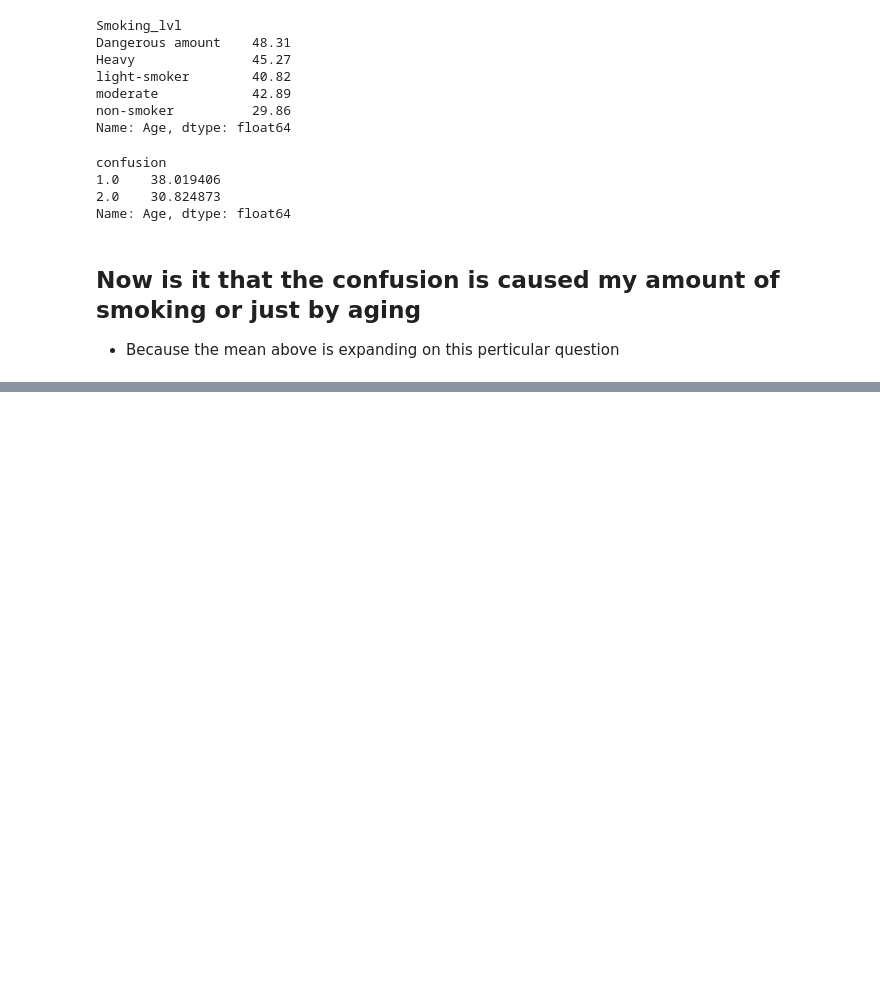
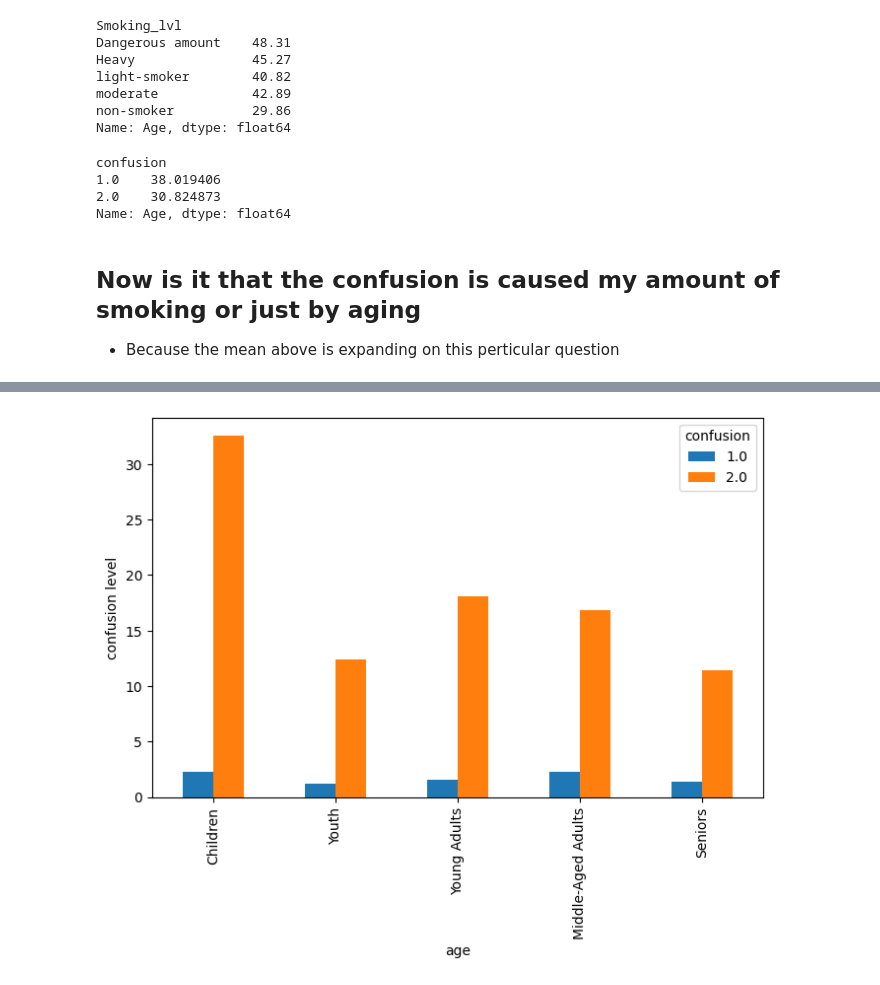
Before and after one commit to dewang002/Healthcare_data, a Jupyter notebook: Confusion_analysis.ipynb, the cells around one changed output, grey strips where cells are left out. Drawn from its saved outputs; the diff is of its cells as text; code cells hidden in the pictures; blank space fills up the shorter version.

```diff
--- a/Confusion_analysis.ipynb
+++ b/Confusion_analysis.ipynb
@@ -437,7 +443,7 @@ Name: Age, dtype: float64
 - Because the mean above is expanding on this perticular question
 # %%
 # Create age groups
-df['age_group'] = pd.cut(df['Age'], bins=[18, 35, 50, 100], labels=['18-35', '36-50', '51+'])
+df['age_group'] = pd.cut(df['Age'], bins = [-1, 14, 24, 44, 64, 80], labels = ['Children', 'Youth', 'Young Adults', 'Middle-Aged Adults', 'Seniors'])
 
 # Confusion rate by Age Group AND Smoking Level
 result = pd.crosstab([df['age_group'], df['Smoking_lvl']], df['confusion'], normalize='index') * 100
@@ -465,0 +478,4 @@ age_group Smoking_lvl
+# %%
+# df.groupby('smoking_lvl')['age_group']
+age_group_confusion = pd.crosstab(df['age_group'], df['confusion'], normalize= True) * 100
+age_group_confusion
@@ -465,0 +490,7 @@ age_group Smoking_lvl
+# %%
+age_group_confusion.plot(kind='bar', figsize=(8, 5))
+plt.xlabel('age')
+plt.ylabel('confusion level')
+plt.show()
+# %% [output]
+[figure, added]
```
Also changed, not shown: parts of 32 cells of this notebook.
